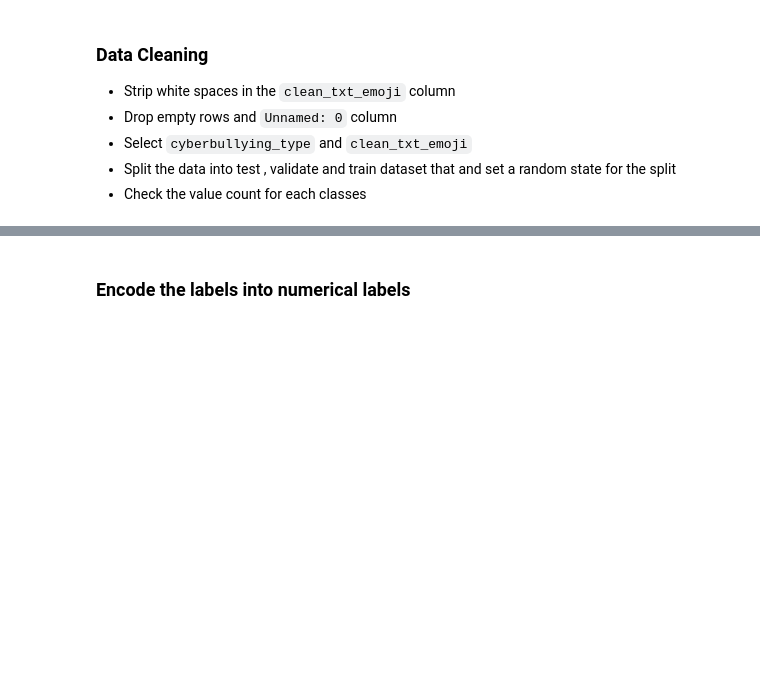
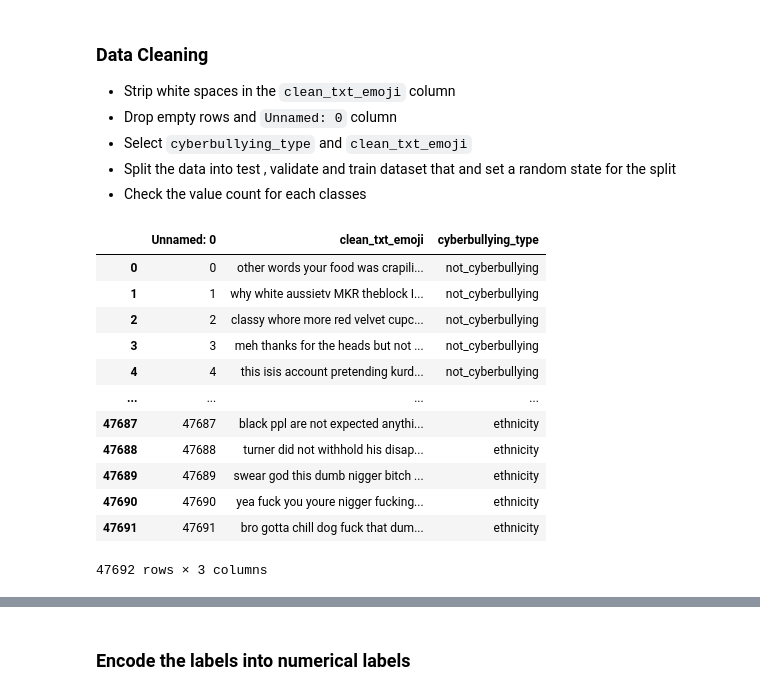
Before and after one commit to thayeylolu/cyberbullying, a Jupyter notebook: notebooks/CountVectorizer_decision_tree.ipynb, the cells around one changed output, grey strips where cells are left out. Saved outputs shown, nothing was run; the diff lists cells and outputs as text; code cells hidden in the pictures; blank space fills up the shorter version.

```diff
--- a/notebooks/CountVectorizer_decision_tree.ipynb
+++ b/notebooks/CountVectorizer_decision_tree.ipynb
@@ -62,6 +66,22 @@ memory usage: 1.1+ MB
 - Select `cyberbullying_type` and `clean_txt_emoji`
 - Split the data into test , validate and train dataset that and set a random state for the split
 - Check the value count for each classes
+# %%
+df
+# %% [output]
+|  | Unnamed: 0 | clean_txt_emoji | cyberbullying_type |
+| 0 | 0 | other words your food was crapili... | not_cyberbullying |
+| 1 | 1 | why white aussietv MKR theblock I... | not_cyberbullying |
+| 2 | 2 | classy whore more red velvet cupc... | not_cyberbullying |
+| 3 | 3 | meh thanks for the heads but not ... | not_cyberbullying |
+| 4 | 4 | this isis account pretending kurd... | not_cyberbullying |
+| ... | ... | ... | ... |
+| 47687 | 47687 | black ppl are not expected anythi... | ethnicity |
+| 47688 | 47688 | turner did not withhold his disap... | ethnicity |
+| 47689 | 47689 | swear god this dumb nigger bitch ... | ethnicity |
+| 47690 | 47690 | yea fuck you youre nigger fucking... | ethnicity |
+| 47691 | 47691 | bro gotta chill dog fuck that dum... | ethnicity |
+47692 rows × 3 columns
 # %%
 
 df['clean_txt_emoji'] = df['clean_txt_emoji'].str.strip()
```
Also changed, not shown: parts of 18 cells of this notebook.
